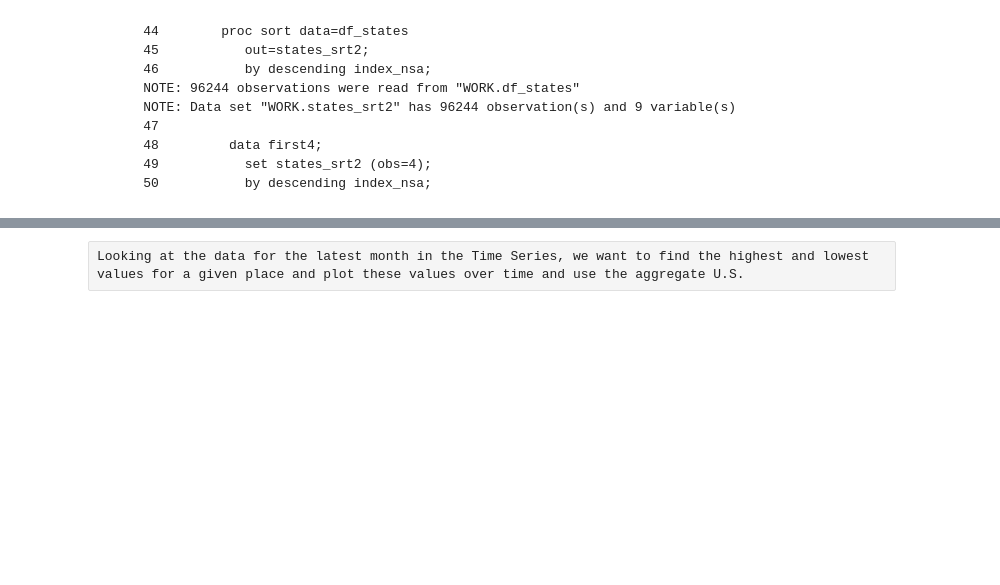
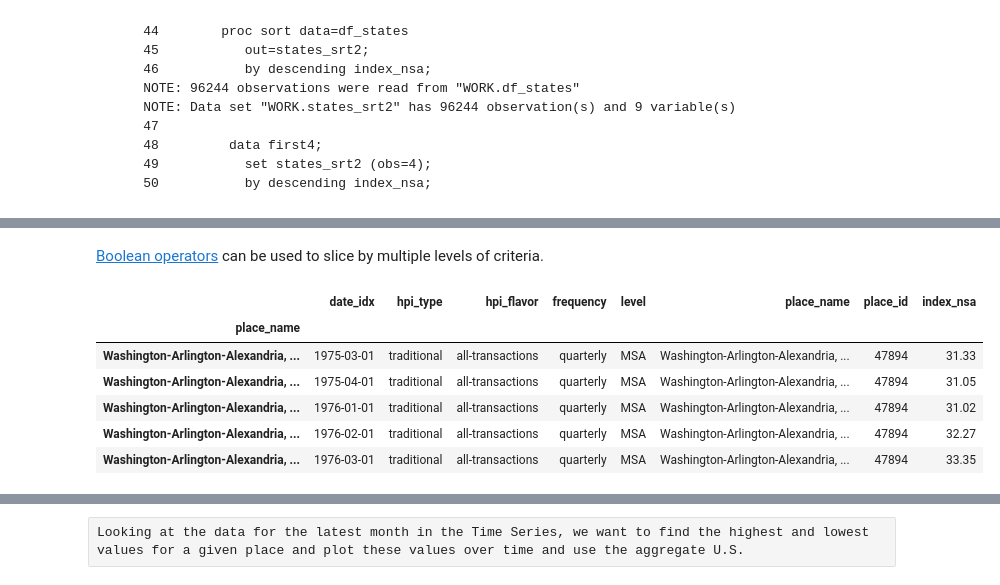
Before and after one commit to RandyBetancourt/PythonForSASUsers, a Jupyter notebook: Chapter 09 -- Panda Time Series and Date Handling.ipynb, the cells around one changed output, grey strips where cells are left out. Drawn from its saved outputs; the diff is of its cells as text; code cells hidden in the pictures; blank space fills up the shorter version.

```diff
--- a/Chapter 09 -- Panda Time Series and Date Handling.ipynb
+++ b/Chapter 09 -- Panda Time Series and Date Handling.ipynb
@@ -572,0 +663,12 @@ states_srt2.groupby('level').count()
+# %% [markdown]
+ <a href="http://nbviewer.jupyter.org/github/RandyBetancourt/PythonForSASUsers/blob/master/Chapter%2005%20--%20Understanding%20Indexes.ipynb#Mixing-.loc-Indexer-with-Boolean-Operators">Boolean operators</a> can be used to slice by multiple levels of criteria.
+# %%
+df_states[(df_states['place_name'].str.contains("Washington")) & (df_states.hpi_type=='traditional')].head()
+# %% [output]
+|  | date_idx | hpi_type | hpi_flavor | frequency | level | place_name | place_id | index_nsa |
+| place_name |  |  |  |  |  |  |  |  |
+| Washington-Arlington-Alexandria, ... | 1975-03-01 | traditional | all-transactions | quarterly | MSA | Washington-Arlington-Alexandria, ... | 47894 | 31.33 |
+| Washington-Arlington-Alexandria, ... | 1975-04-01 | traditional | all-transactions | quarterly | MSA | Washington-Arlington-Alexandria, ... | 47894 | 31.05 |
+| Washington-Arlington-Alexandria, ... | 1976-01-01 | traditional | all-transactions | quarterly | MSA | Washington-Arlington-Alexandria, ... | 47894 | 31.02 |
+| Washington-Arlington-Alexandria, ... | 1976-02-01 | traditional | all-transactions | quarterly | MSA | Washington-Arlington-Alexandria, ... | 47894 | 32.27 |
+| Washington-Arlington-Alexandria, ... | 1976-03-01 | traditional | all-transactions | quarterly | MSA | Washington-Arlington-Alexandria, ... | 47894 | 33.35 |
```
Also changed, not shown: parts of 84 cells of this notebook.
